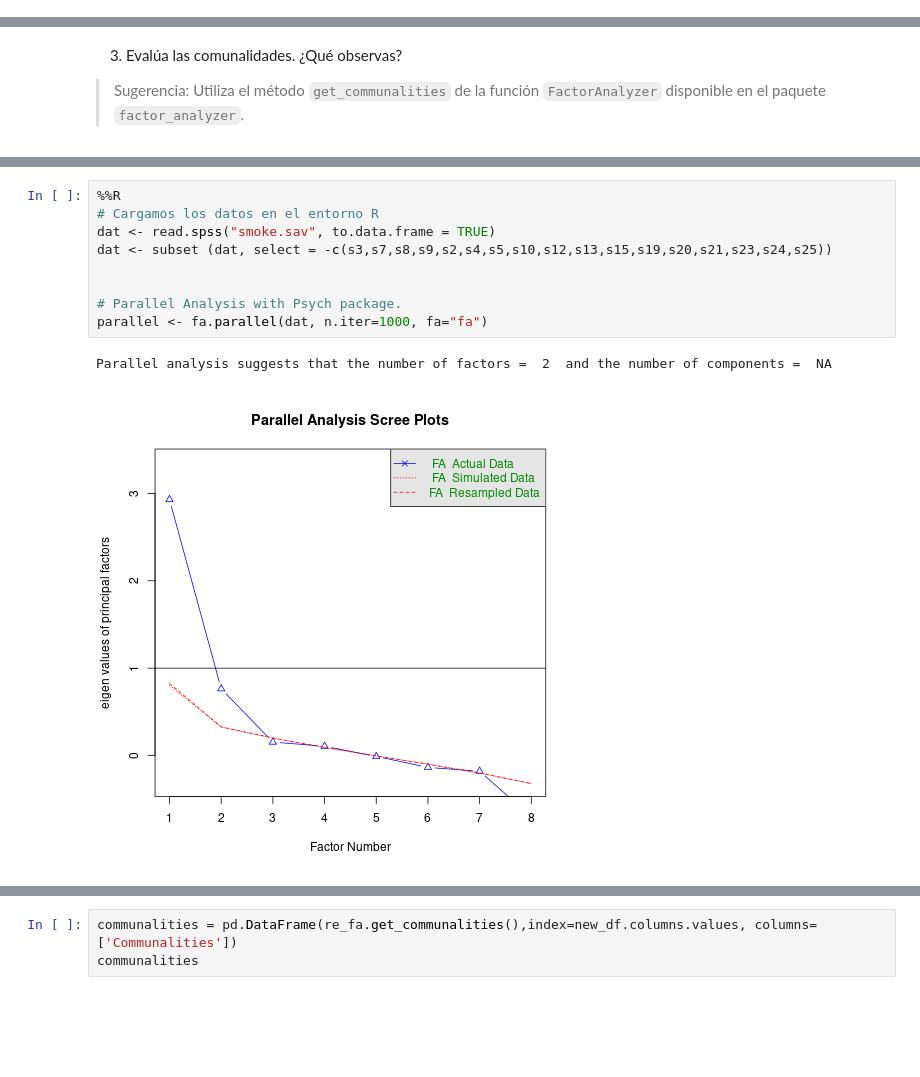
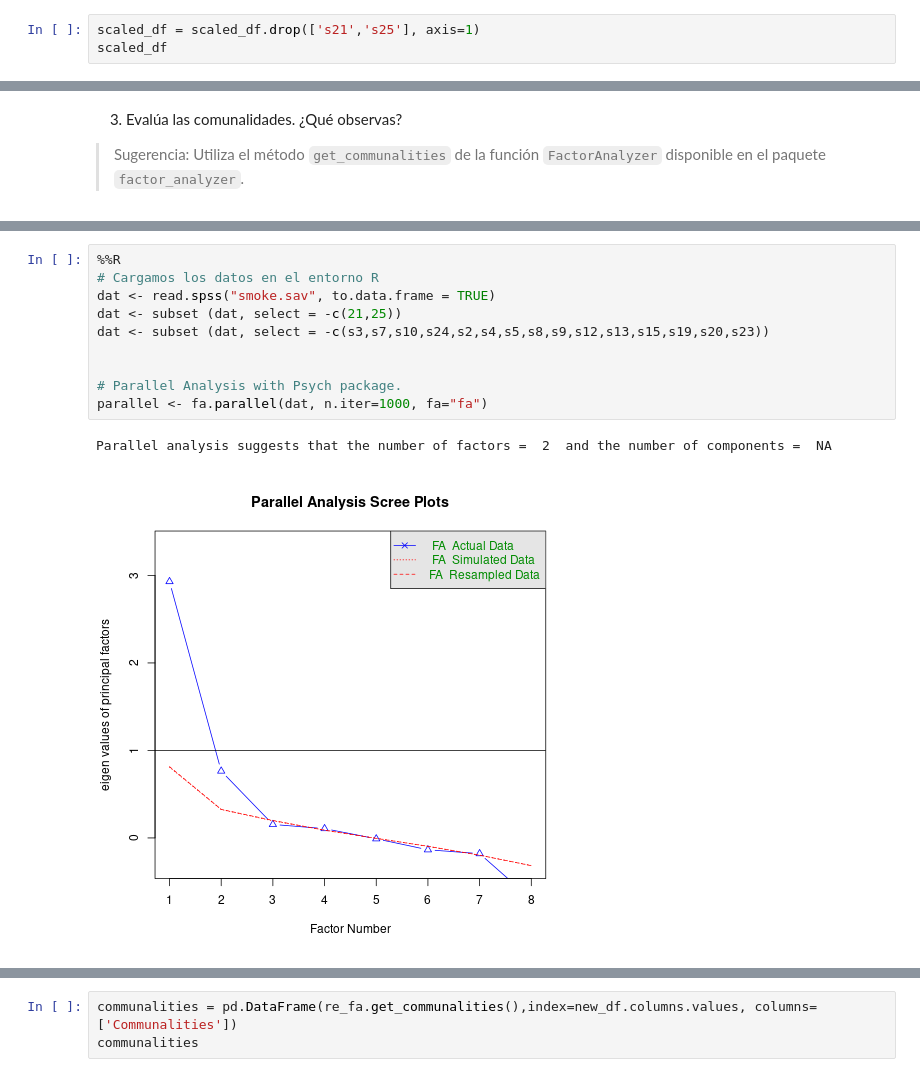
Before and after one commit to renatoparedes/EstadisticaYPsicologiaMatematica, a Jupyter notebook: AFE/Solucionario_AnalisisFactorialExploratorio.ipynb, the cells around one changed output, grey strips where cells are left out. Saved outputs shown, nothing was run; the diff lists cells and outputs as text; blank space fills up the shorter version.

```diff
--- a/AFE/Solucionario_AnalisisFactorialExploratorio.ipynb
+++ b/AFE/Solucionario_AnalisisFactorialExploratorio.ipynb
@@ -60,0 +78,3 @@ MSA individual:  [0.5709457  0.62590572 0.68323005 0.58301983 0.63961116 0.61281
+# %%
+scaled_df = scaled_df.drop(['s21','s25'], axis=1)
+scaled_df
@@ -230,12 +276,13 @@ new_df
 # %%
 %%R
 # Cargamos los datos en el entorno R
 dat <- read.spss("smoke.sav", to.data.frame = TRUE)
-dat <- subset (dat, select = -c(s3,s7,s8,s9,s2,s4,s5,s10,s12,s13,s15,s19,s20,s21,s23,s24,s25))
+dat <- subset (dat, select = -c(21,25))
+dat <- subset (dat, select = -c(s3,s7,s10,s24,s2,s4,s5,s8,s9,s12,s13,s15,s19,s20,s23))
 
 
 # Parallel Analysis with Psych package.
 parallel <- fa.parallel(dat, n.iter=1000, fa="fa")
 # %% [output]
 Parallel analysis suggests that the number of factors =  2  and the number of components =  NA
-[figure, old version]
+[figure, new version]
```
Also changed, not shown: parts of 26 cells of this notebook, 1 other file.
